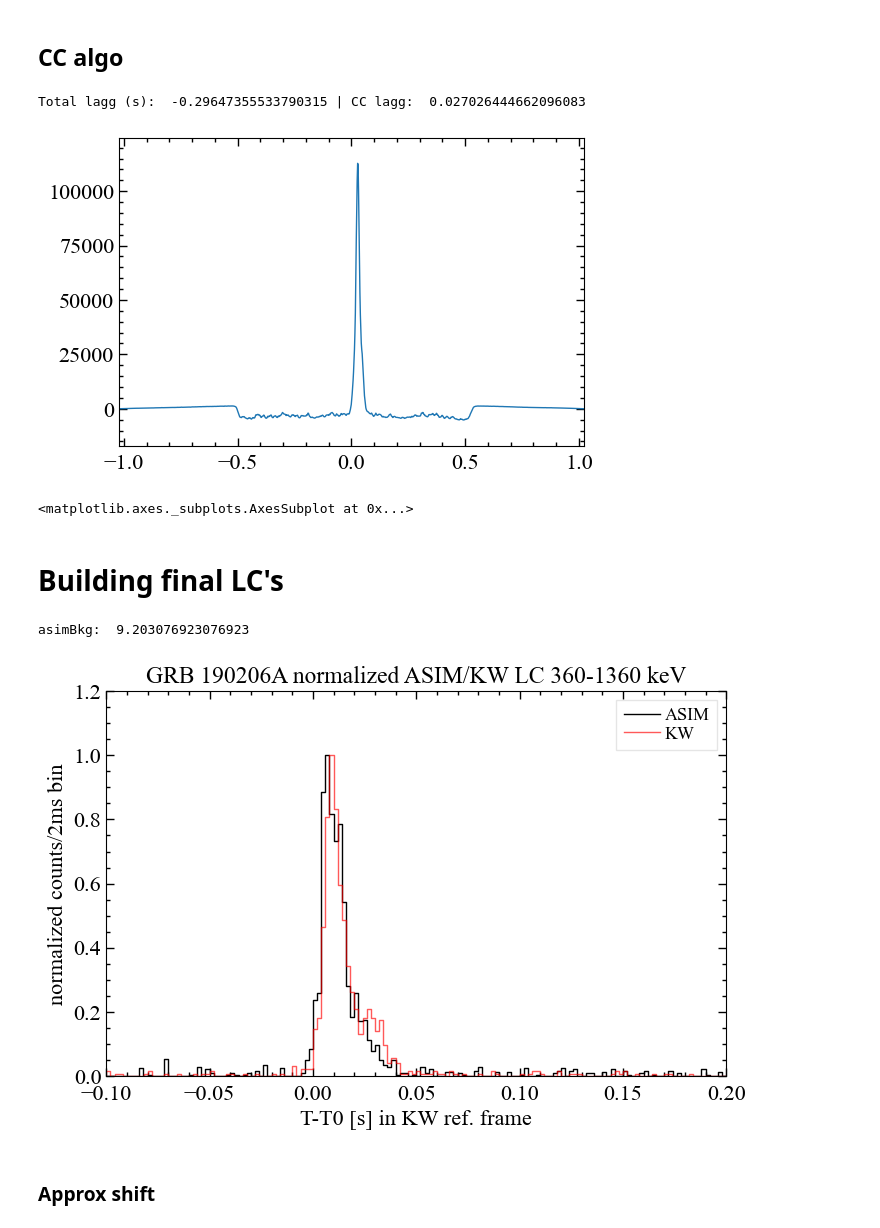
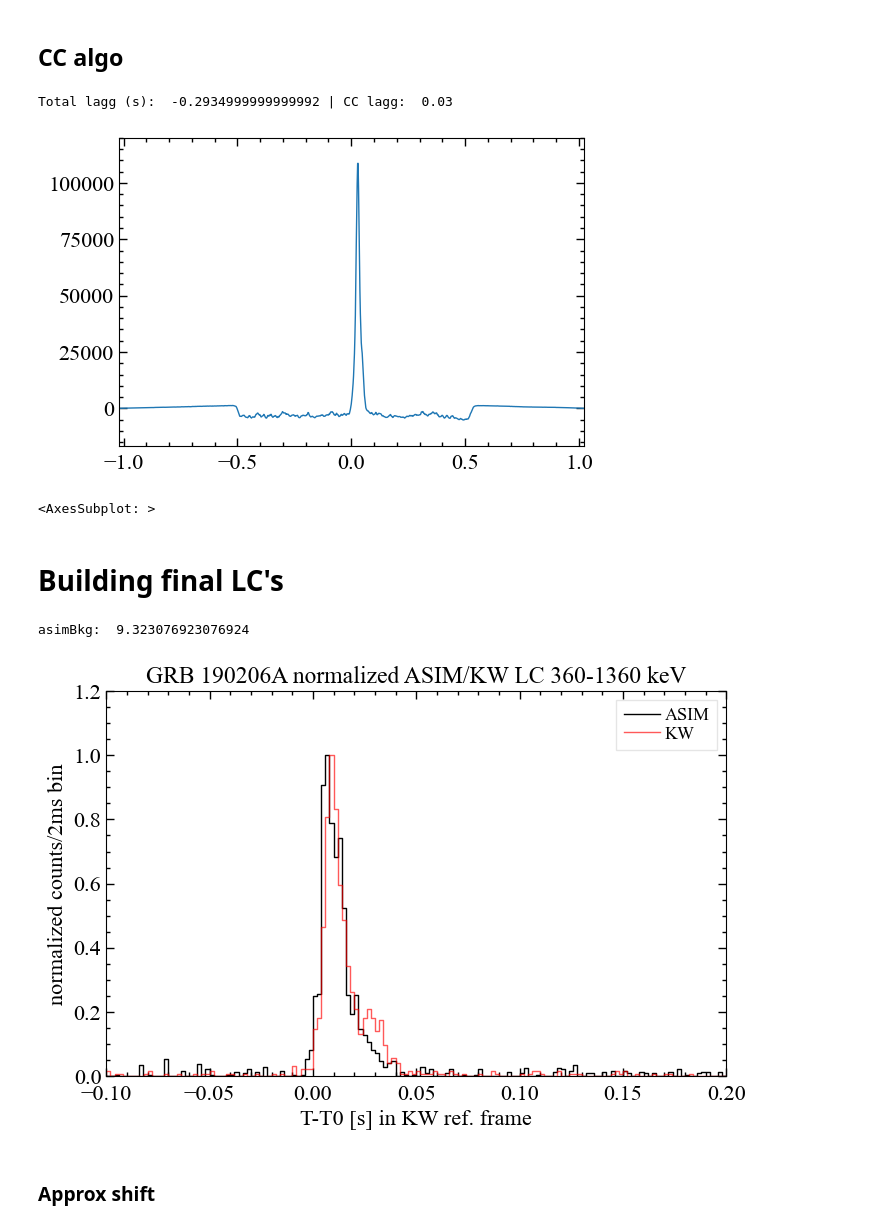
Before and after one commit to AndreasRamsli/GRB, a Jupyter notebook: xspec/ASIM/GRB190206_new.ipynb, the cells around one changed output. Saved outputs shown, nothing was run; the diff lists cells and outputs as text; code cells hidden in the pictures.

```diff
--- a/xspec/ASIM/GRB190206_new.ipynb
+++ b/xspec/ASIM/GRB190206_new.ipynb
@@ -95,7 +107,7 @@ kevArr = ASIM_df["keV"].to_numpy(dtype=np.float32)
 tus = ASIM_df["tus"].to_numpy(dtype=np.float64)/1e6 #converting to seconds
 indexInBound = []
 for i,kev in enumerate(kevArr):
-    if 360<=kev<=1360:
+    if 399<=kev<=1633: #399-1633
         indexInBound.append(i)
 kevArr = kevArr[indexInBound]
 tus = tus[indexInBound]
@@ -156,9 +168,9 @@ tlagg = laggApprox + CClagg
 print("Total lagg (s): ", tlagg, "| CC lagg: ", CClagg)
 CC.plot()
 # %% [output]
-Total lagg (s):  -0.29647355533790315 | CC lagg:  0.027026444662096083
+Total lagg (s):  -0.2934999999999992 | CC lagg:  0.03
-[figure, old version]
+[figure, new version]
-<matplotlib.axes._subplots.AxesSubplot at 0x...>
+<AxesSubplot: >
 # %% [markdown]
 # Building final LC's
 # %%
@@ -166,7 +178,7 @@ kevArr = ASIM_df["keV"].to_numpy(dtype=np.float32)
 tus = ASIM_df["tus"].to_numpy(dtype=np.float64)/1e6 #converting to seconds
 indexInBound = []
 for i,kev in enumerate(kevArr):
-    if 360<=kev<=1360:
+    if 399<=kev<=1633:
         indexInBound.append(i)
 kevArr = kevArr[indexInBound]
 tus = tus[indexInBound]
@@ -177,35 +189,35 @@ hist = np.histogram(tus,bins=asim_binsOrg)
 asimCounts,asimEdges = hist[0],hist[1]
 
 iAsimBkgStart = find_nearest(asimEdges,min(asimEdges)+0.1)
 iAsimBkgEnd = find_nearest(asimEdges,-0.25)
 asimBkg = sum(asimCounts[iAsimBkgStart:iAsimBkgEnd])/len(asimCounts[iAsimBkgStart:iAsimBkgEnd])
 print("asimBkg: ",asimBkg)
 for i,count in enumerate(asimCounts):
     if count-asimBkg <= 0:
         asimCounts[i] = 0
     else:
         asimCounts[i] -= asimBkg
 
 iAsimStart = find_nearest(asimEdges,kw_bin_lo[0])
 iAsimEnd = find_nearest(asimEdges,kw_bin_hi[-1])
 
 plt.step(x=asimEdges[iAsimStart:iAsimEnd],y=asimCounts[iAsimStart:iAsimEnd]/max(asimCounts),where="post",label="ASIM",color="black")
 plt.step(x=kw_bin_lo,y=kwCounts/max(kwCounts),where="post",label="KW",color="red",alpha=0.65)
 
 plt.title("GRB 190206A normalized ASIM/KW LC 360-1360 keV")
 plt.xlabel("T-T0 [s] in KW ref. frame")
 plt.ylabel("normalized counts/2ms bin")
 #plt.vlines(x=0.0,ymin=0,ymax=1.1,color="g",label="T0: {}".format(T0_KW.isoformat(timespec="milliseconds")),alpha=0.6,linestyle="--")
 plt.legend()
 plt.xlim(left=-0.1,right=0.2)
 plt.ylim(bottom=0,top=1.2)
 #plt.savefig("/Home/siv30/wad005/master/GRB/xspec/GRB201227A/CrossCorrelation/overlappingLC_asim_kw.png")
 plt.legend()
 plt.show()
 #Good tlaggApprox, but ASIM needs to be shifted in + direction ~+0.03s
 # %% [output]
-asimBkg:  9.203076923076923
+asimBkg:  9.323076923076924
-[figure, old version]
+[figure, new version]
 # %% [markdown]
 ### Approx shift
 # %%
```
Also changed, not shown: parts of 25 cells of this notebook, 2 other files.
